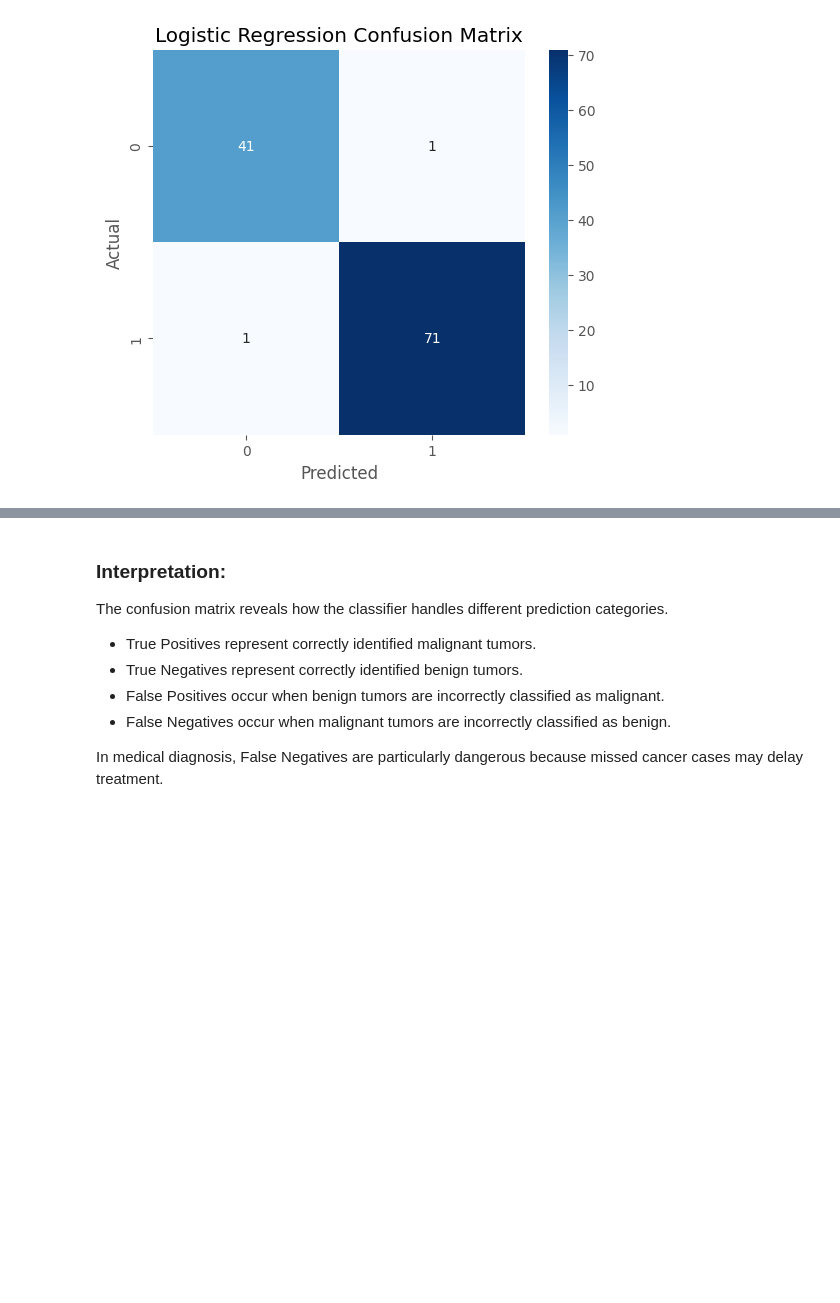
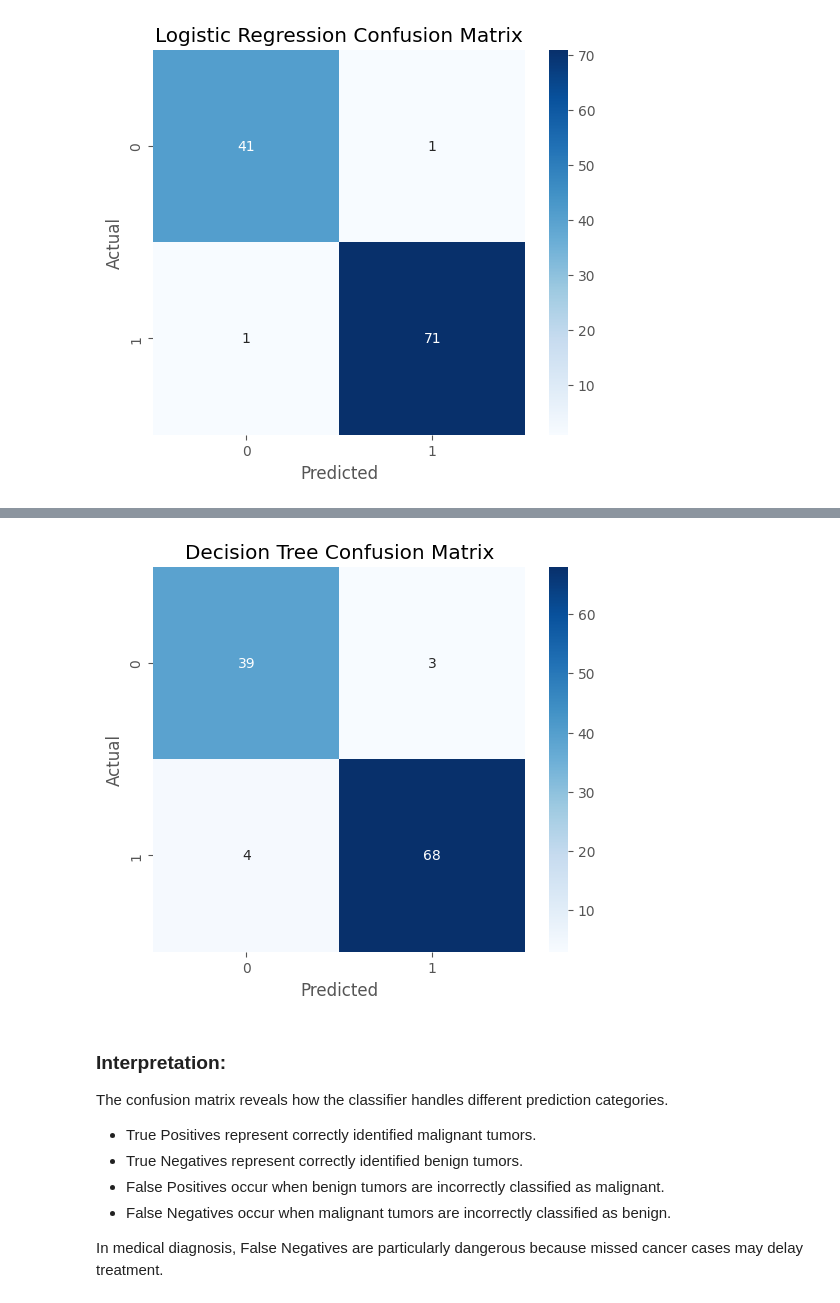
Before and after one commit to AlirezaZeyghami/Classification_Pipeline_and_Performance_Evaluation, a Jupyter notebook: HW2_Classification_Pipeline_and_Performance_Evaluation.ipynb, the cells around one changed output, grey strips where cells are left out. Cells and saved outputs as stored; diff of their text form; code cells hidden in the pictures; blank space fills up the shorter version.

```diff
--- a/HW2_Classification_Pipeline_and_Performance_Evaluation.ipynb
+++ b/HW2_Classification_Pipeline_and_Performance_Evaluation.ipynb
@@ -587,3 +608,11 @@ plot_confusion_matrix(
+# %%
+plot_confusion_matrix(
+    y_test,
+    y_pred_dt,
+    "Decision Tree Confusion Matrix"
+)
+# %% [output]
+[figure, added]
 # %% [markdown]
 ### Interpretation:
 
```
Also changed, not shown: parts of 6 cells of this notebook.
